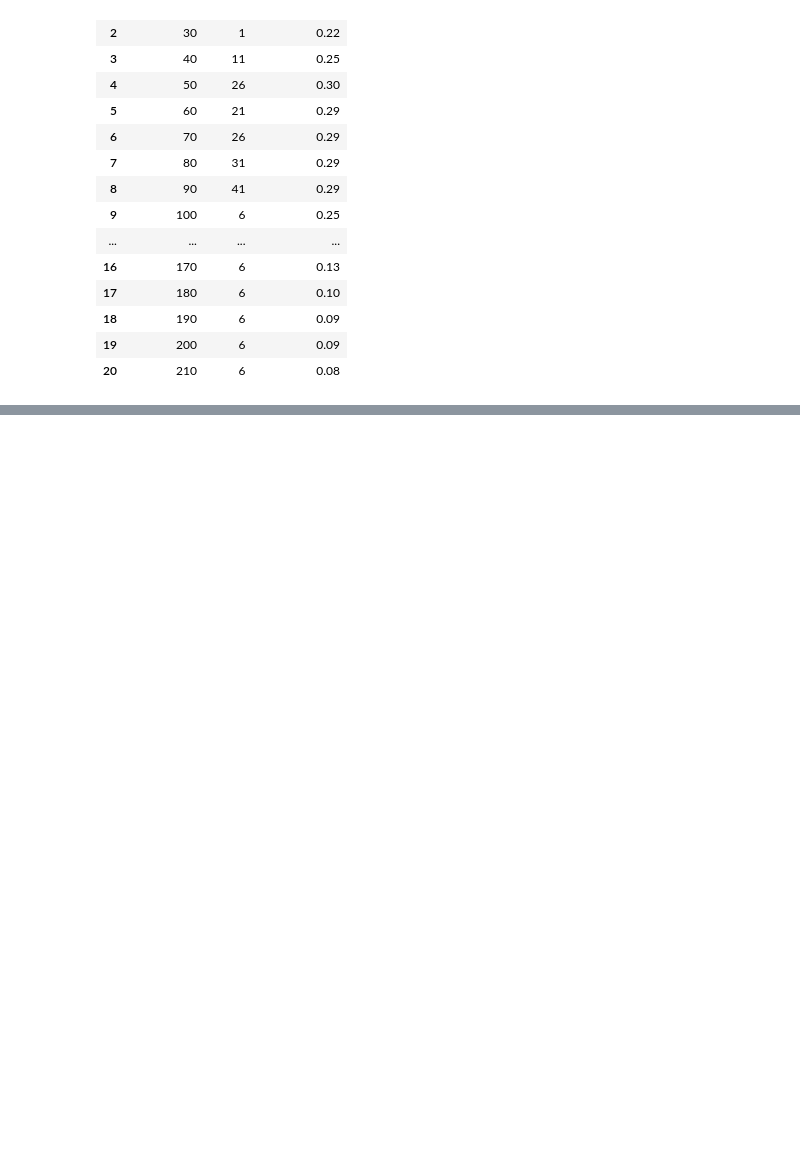
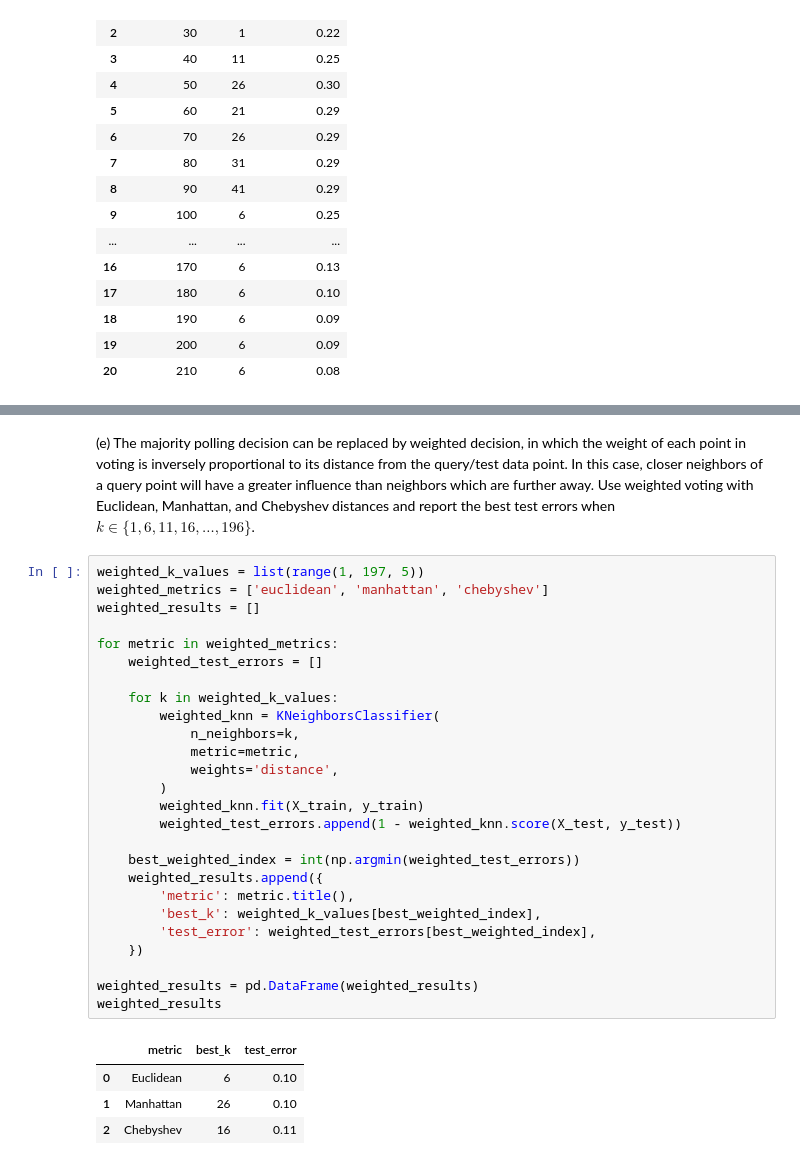
Before and after one commit to prathamaeron/DSCI-552-Assignments, a Jupyter notebook: assignment-01/notebooks/Aggarwal_Pratham_HW1.ipynb, the cells around one changed output, grey strips where cells are left out. Drawn from its saved outputs; the diff is of its cells as text; blank space fills up the shorter version.

```diff
--- a/assignment-01/notebooks/Aggarwal_Pratham_HW1.ipynb
+++ b/assignment-01/notebooks/Aggarwal_Pratham_HW1.ipynb
@@ -345,0 +487,33 @@ learning_curve_results
+# %% [markdown]
+(e) The majority polling decision can be replaced by weighted decision, in which the weight of each point in voting is inversely proportional to its distance from the query/test data point. In this case, closer neighbors of a query point will have a greater influence than neighbors which are further away. Use weighted voting with Euclidean, Manhattan, and Chebyshev distances and report the best test errors when $k \in \{1, 6, 11, 16, \ldots, 196\}$.
+# %%
+weighted_k_values = list(range(1, 197, 5))
+weighted_metrics = ['euclidean', 'manhattan', 'chebyshev']
+weighted_results = []
+
+for metric in weighted_metrics:
+    weighted_test_errors = []
+
+    for k in weighted_k_values:
+        weighted_knn = KNeighborsClassifier(
+            n_neighbors=k,
+            metric=metric,
+            weights='distance',
+        )
+        weighted_knn.fit(X_train, y_train)
+        weighted_test_errors.append(1 - weighted_knn.score(X_test, y_test))
+
+    best_weighted_index = int(np.argmin(weighted_test_errors))
+    weighted_results.append({
+        'metric': metric.title(),
+        'best_k': weighted_k_values[best_weighted_index],
+        'test_error': weighted_test_errors[best_weighted_index],
+    })
+
+weighted_results = pd.DataFrame(weighted_results)
+weighted_results
+# %% [output]
+|  | metric | best_k | test_error |
+| 0 | Euclidean | 6 | 0.10 |
+| 1 | Manhattan | 26 | 0.10 |
+| 2 | Chebyshev | 16 | 0.11 |
```
Also changed, not shown: parts of 14 cells of this notebook.
